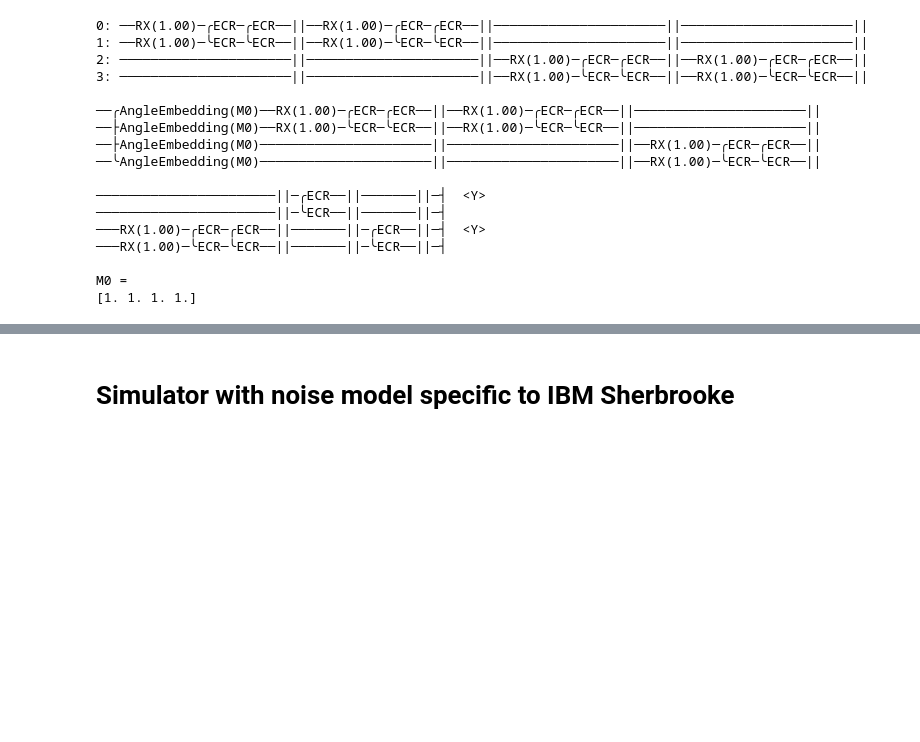
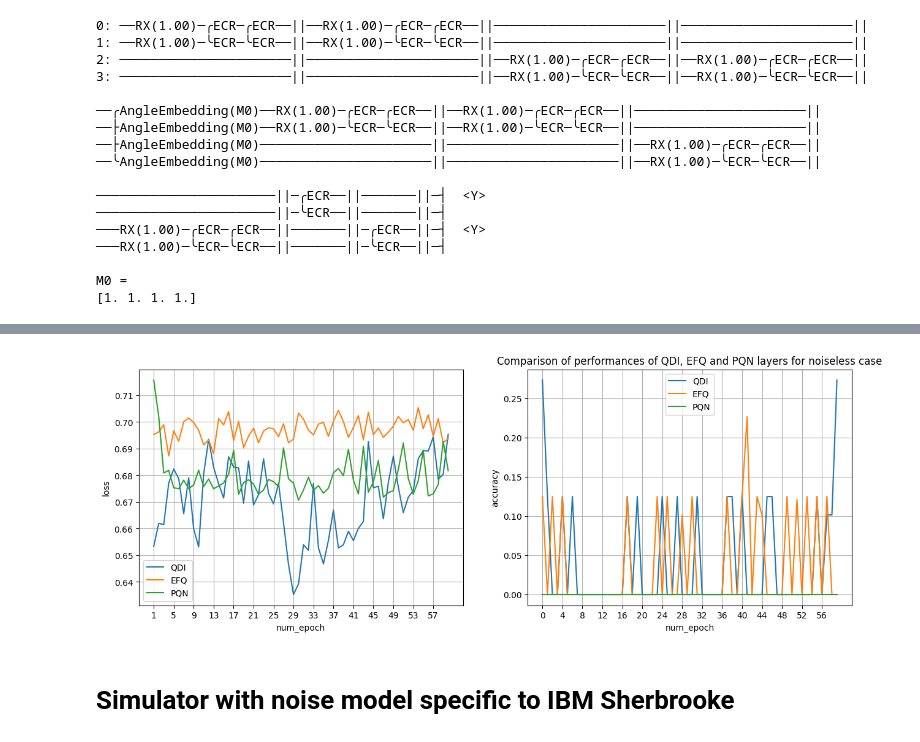
Before and after one commit to den1shh/summer-school-qml, a Jupyter notebook: qnn.ipynb, the cells around one changed output, grey strips where cells are left out. Drawn from its saved outputs; the diff is of its cells as text; code cells hidden in the pictures; blank space fills up the shorter version.

```diff
--- a/qnn.ipynb
+++ b/qnn.ipynb
@@ -345,29 +345,31 @@ NameError: name 'train' is not defined
 # %%
 fig, ax = plt.subplots(1, 2, figsize = (15, 5))
-ax.set_title('Comparison of QDI, EFQ and PQN performances for noiseless case')
+# ax.set_title('Comparison of QDI, EFQ and PQN performances for noiseless case')
 
 ax[0].plot(np.arange(1, QDI_losses.shape[0] + 1), QDI_losses, label='QDI')
 ax[0].plot(np.arange(1, EFQ_losses.shape[0] + 1), EFQ_losses, label='EFQ')
 ax[0].plot(np.arange(1, PQN_losses.shape[0] + 1), PQN_losses, label='PQN')
 ax[0].set_xticks(np.arange(1, QDI_losses.shape[0] + 1, 4))
 ax[0].set_xlabel('num_epoch')
 ax[0].set_ylabel('loss')
 ax[0].legend()
 ax[0].grid()
 
 ax[1].plot(np.arange(QDI_accuracies.shape[0]), QDI_accuracies,
            label='QDI')
 ax[1].plot(np.arange(EFQ_accuracies.shape[0]), EFQ_accuracies,
            label='EFQ')
 ax[1].plot(np.arange(PQN_accuracies.shape[0]), PQN_accuracies,
            label='PQN')
 ax[1].set_xticks(np.arange(0, PQN_accuracies.shape[0], 4))
 ax[1].set_xlabel('num_epoch')
 ax[1].set_ylabel('accuracy')
 ax[1].legend()
 ax[1].grid()
 plt.title('Comparison of performances of QDI, EFQ and PQN layers for noiseless case')
 plt.show()
+# %% [output]
+[figure, added]
 # %% [markdown]
 # Simulator with noise model specific to IBM Sherbrooke
 # %%
```
Also changed, not shown: parts of 5 cells of this notebook.
